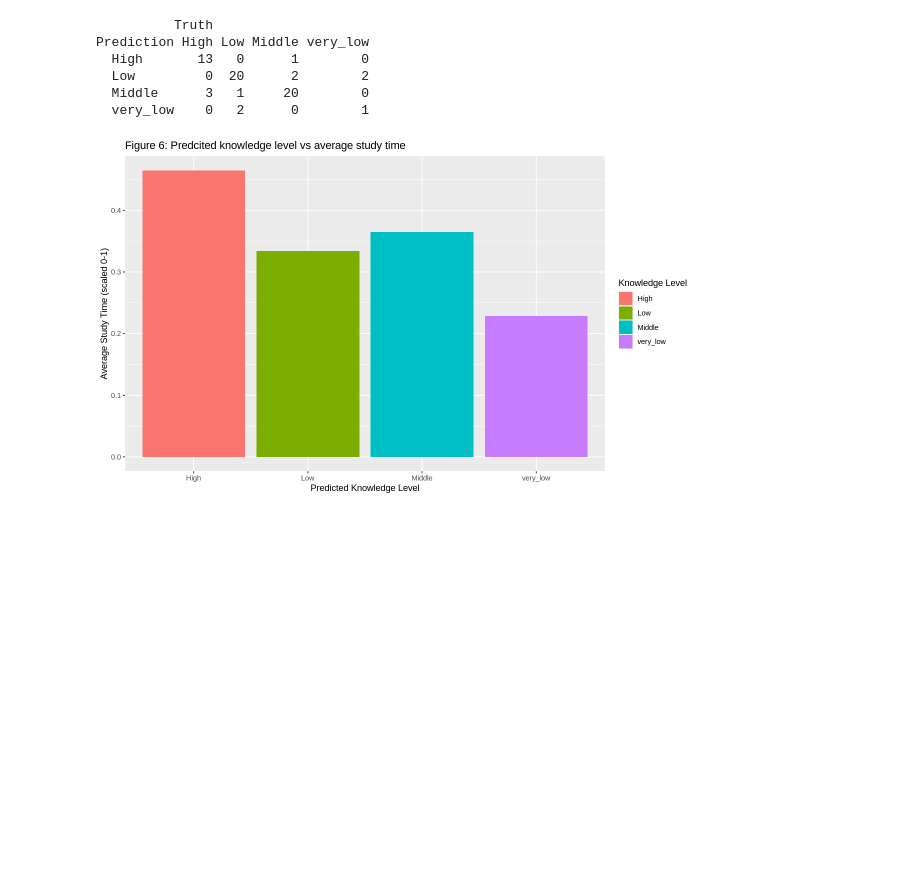
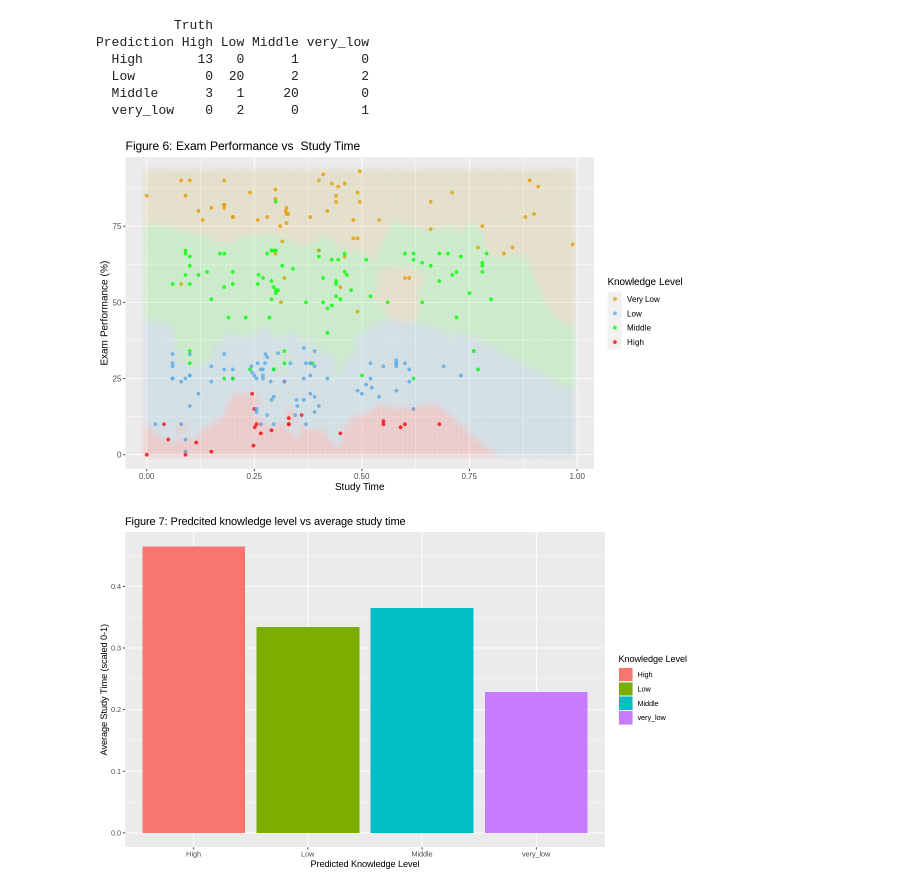
Before and after one commit to maywilsdon/dsci-100-2023s1-group-20, a Jupyter notebook: proposal.ipynb, the cells around one changed output. Saved outputs shown, nothing was run; the diff lists cells and outputs as text; code cells hidden in the pictures; blank space fills up the shorter version.

Commit message:
final visualization

```diff
--- a/proposal.ipynb
+++ b/proposal.ipynb
@@ -358,6 +359,49 @@ Prediction High Low Middle very_low
   Low         0  20      2        2
   Middle      3   1     20        0
   very_low    0   2      0        1
+# %%
+# create the grid of area/smoothness vals, and arrange in a data frame
+time_grid <- seq(min(student_data$study_time),
+                max(student_data$study_time),
+                length.out = 100)
+perf_grid <- seq(min(student_data$exam_performance_percentage),
+                max(student_data$exam_performance_percentage),
+                length.out = 100)
+asgrid <- as_tibble(expand.grid(study_time = time_grid,
+                                exam_performance_percentage = perf_grid))
+
+# use the fit workflow to make predictions at the grid points
+knnPredGrid <- predict(student_fit, asgrid)
+
+# bind the predictions as a new column with the grid points
+prediction_table <- bind_cols(knnPredGrid, asgrid) |>
+  rename(Class = .pred_class)
+
+# plot:
+wkflw_plot <-
+  ggplot() +
+  geom_point(data = student_data,
+             mapping = aes(x = study_time,
+                           y = exam_performance_percentage,
+                           color = knowledge_level),
+             alpha = 0.75) +
+  geom_point(data = prediction_table,
+             mapping = aes(x = study_time,
+                           y = exam_performance_percentage,
+                           color = Class),
+             alpha = 0.02,
+             size = 5) +
+  labs(color = "Knowledge Level",
+       x = "Study Time",
+       y = "Exam Performance (%)") +
+  scale_color_manual(labels = c("Very Low", "Low", "Middle", "High"),
+                     values = c("orange2", "steelblue2", "green", "red")) +
+  theme(text = element_text(size = 12)) +
+  ggtitle("Figure 6: Exam Performance vs  Study Time")
+
+wkflw_plot
+# %% [output]
+[figure, added]
 # %%
 predicted_study_time <- student_predictions_average|>
     ggplot(aes(x = .pred_class, y = avg_study_time, fill = .pred_class)) +
```
Also changed, not shown: parts of 3 cells of this notebook.
